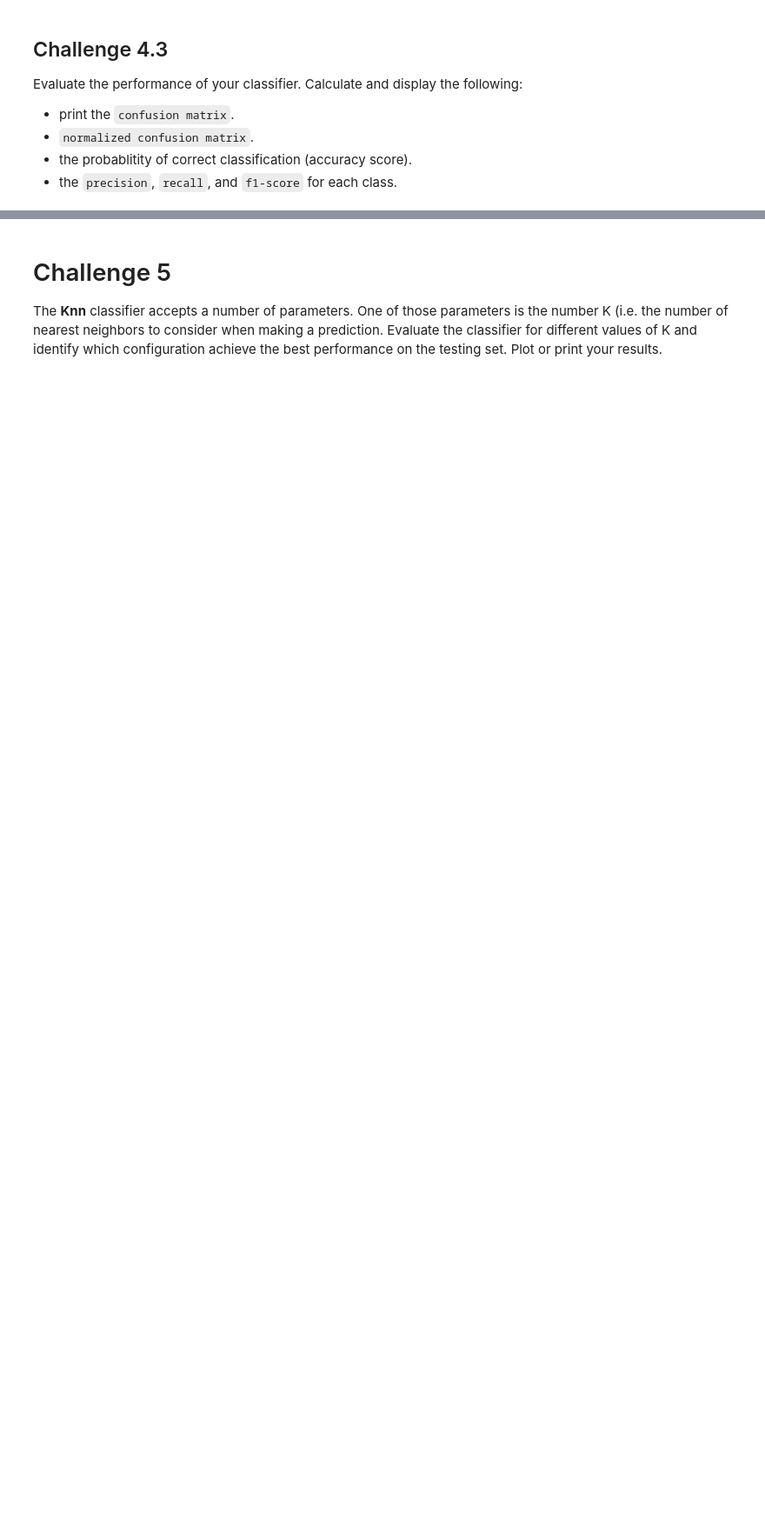
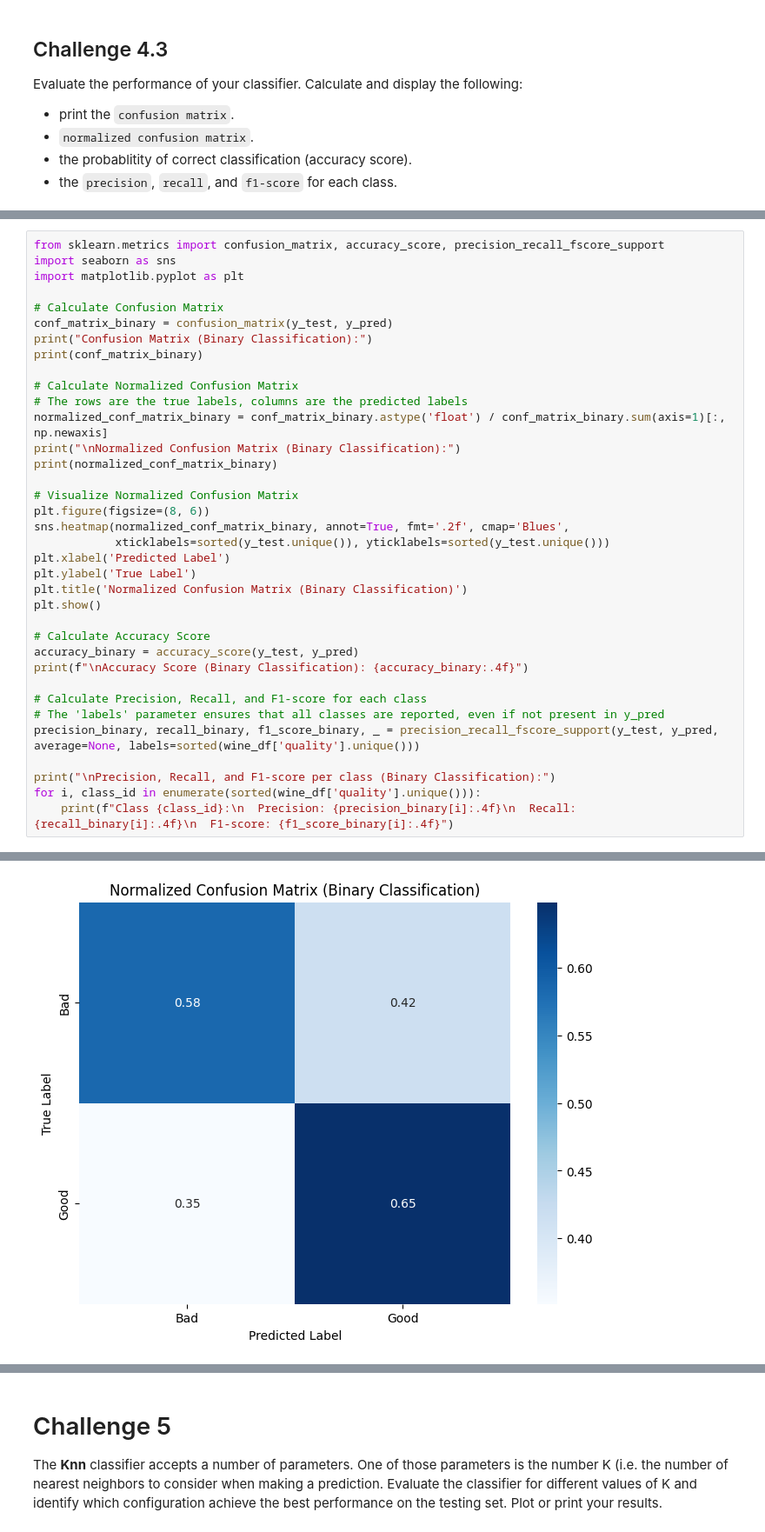
Before and after one commit to SOARPN/CUS_752_SPRING_2026, a Jupyter notebook: Problem_set_02_Instance_classifiers_KNN.ipynb, the cells around one changed output, grey strips where cells are left out. Shown at 87% size. Saved outputs shown, nothing was run; the diff lists cells and outputs as text; blank space fills up the shorter version.

```diff
--- a/Problem_set_02_Instance_classifiers_KNN.ipynb
+++ b/Problem_set_02_Instance_classifiers_KNN.ipynb
@@ -326,0 +331,37 @@ Evaluate the performance of your classifier. Calculate and display the following
+# %%
+from sklearn.metrics import confusion_matrix, accuracy_score, precision_recall_fscore_support
+import seaborn as sns
+import matplotlib.pyplot as plt
+
+# Calculate Confusion Matrix
+conf_matrix_binary = confusion_matrix(y_test, y_pred)
+print("Confusion Matrix (Binary Classification):")
+print(conf_matrix_binary)
+
+# Calculate Normalized Confusion Matrix
+# The rows are the true labels, columns are the predicted labels
+normalized_conf_matrix_binary = conf_matrix_binary.astype('float') / conf_matrix_binary.sum(axis=1)[:, np.newaxis]
+print("\nNormalized Confusion Matrix (Binary Classification):")
+print(normalized_conf_matrix_binary)
+
+# Visualize Normalized Confusion Matrix
+plt.figure(figsize=(8, 6))
+sns.heatmap(normalized_conf_matrix_binary, annot=True, fmt='.2f', cmap='Blues',
+            xticklabels=sorted(y_test.unique()), yticklabels=sorted(y_test.unique()))
+plt.xlabel('Predicted Label')
+plt.ylabel('True Label')
+plt.title('Normalized Confusion Matrix (Binary Classification)')
+plt.show()
+
+# Calculate Accuracy Score
+accuracy_binary = accuracy_score(y_test, y_pred)
+print(f"\nAccuracy Score (Binary Classification): {accuracy_binary:.4f}")
+
+# Calculate Precision, Recall, and F1-score for each class
+# The 'labels' parameter ensures that all classes are reported, even if not present in y_pred
+precision_binary, recall_binary, f1_score_binary, _ = precision_recall_fscore_support(y_test, y_pred, average=None, labels=sorted(wine_df['quality'].unique()))
+
+print("\nPrecision, Recall, and F1-score per class (Binary Classification):")
+for i, class_id in enumerate(sorted(wine_df['quality'].unique())):
+    print(f"Class {class_id}:\n  Precision: {precision_binary[i]:.4f}\n  Recall: {recall_binary[i]:.4f}\n  F1-score: {f1_score_binary[i]:.4f}")
+# %% [output]
@@ -326,0 +375 @@ Evaluate the performance of your classifier. Calculate and display the following
+[figure, added]
```
Also changed, not shown: parts of 6 cells of this notebook.
